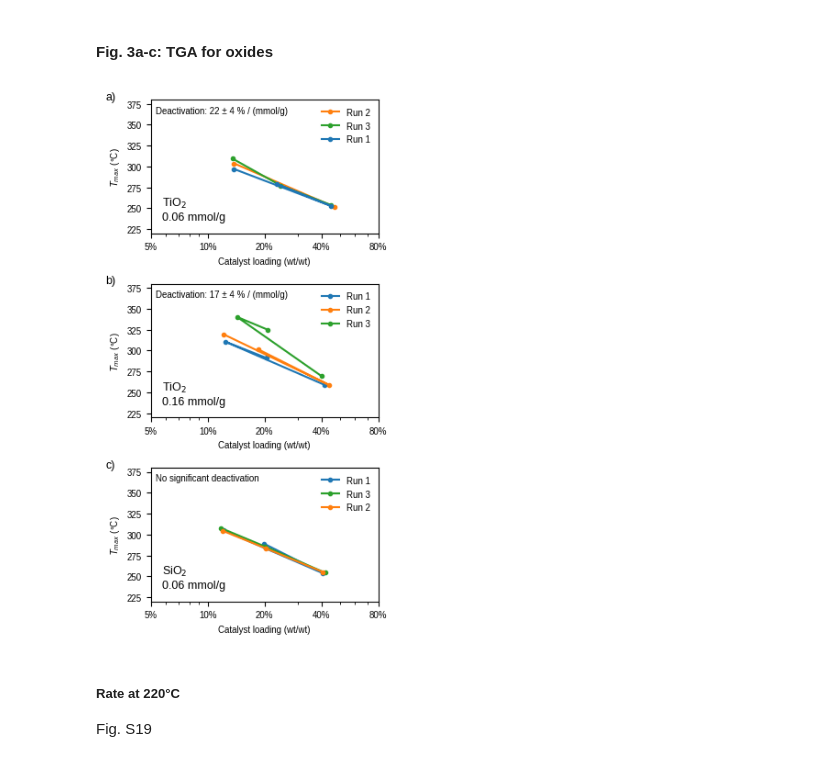
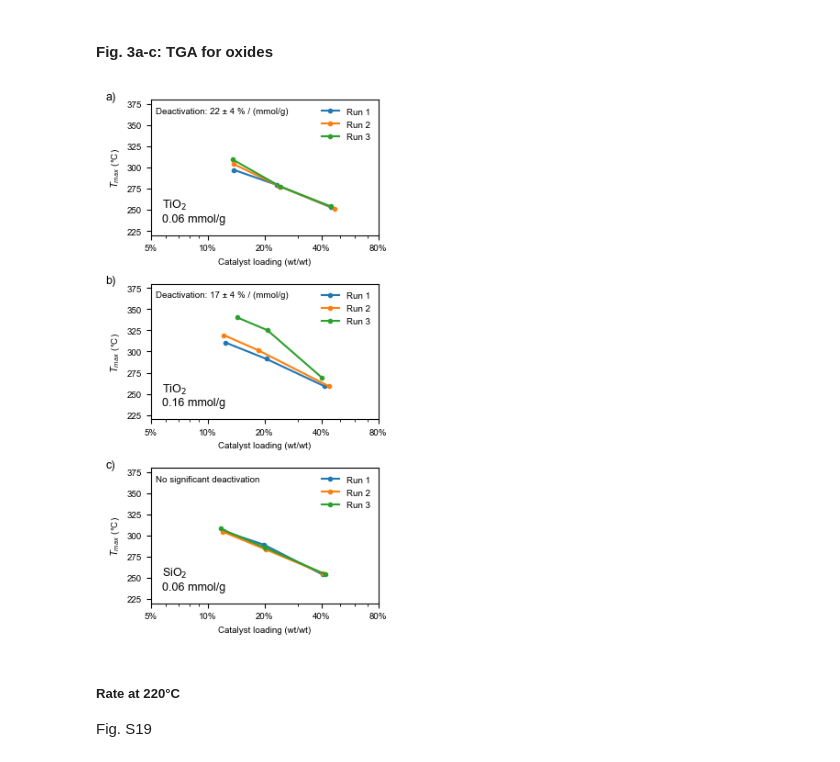
Before and after one commit to MyonicS/Manuscript_Impurities_2025, a Jupyter notebook: Impurities_notebook.ipynb, the cells around one changed output. Cells and saved outputs as stored; diff of their text form; code cells hidden in the pictures.

```diff
--- a/Impurities_notebook.ipynb
+++ b/Impurities_notebook.ipynb
@@ -1364,8 +1353,10 @@ for i, num in enumerate(sel_exp_nums):
     ax = axs[i]
     exp = tga_experiments[get_index_from_num(num, tga_experiments)]
     df = pd.read_csv(os.path.join(resultdir,'TGA', 'Results_full_'+exp+'.csv'))
+    df = df.sort_values('num_run')
     for run in df['num_run'].unique():
         df_run = df[df['num_run'] == run]
+        df_run = df_run.sort_values('num_loading')
         ax.plot(df_run['cat_weight']/df_run['polymer_weight']*100,df_run['Tmax'],'o-',markersize=3, color=color_dict[run],label='Run ' + str(run))
 
     #Formatting
@@ -1374,34 +1365,34 @@ for i, num in enumerate(sel_exp_nums):
     ticks1 = [5,10,20,40,80]
     ax.legend(frameon=False)
 
     ax.set_xticks(ticks1)
     ax.xaxis.set_major_formatter(mticker.ScalarFormatter())
     ax.set_xticklabels([str(x)+ '%' for x in ticks1])
     ax.set_xlabel('Catalyst loading (wt/wt)')
     ax.set_ylabel('$T_{max}$ (°C)')
     exp_num = int(exp.split('_')[0])
     ax.annotate(exp_labels.loc[exp_labels['experiment_number'] == exp_num, 'label'].values[0].replace('\\n','\n'),
                 xy=(0.05, 0.1), xycoords='axes fraction', ha='left', fontsize=9)
 
 
     # Adding quantified deactivation
     if df_deact['slope'].loc[df_deact['num']==num].values[0]!=0:
         slope = df_deact['slope'].loc[df_deact['num']==num].values[0]
         error = df_deact['std_err'].loc[df_deact['num']==num].values[0]
         ax.annotate(f'Deactivation: {slope:.0f} ± {error:.0f} % / (mmol/g)',xy=(0.02, 0.9), xycoords='axes fraction', ha='left', fontsize=7)
     else:
         ax.annotate('No significant deactivation',xy=(0.02, 0.9), xycoords='axes fraction', ha='left', fontsize=7)
 
 
 
 # add a-f
 for i, ax in enumerate(axs.flatten()):
     ax.text(-0.2, 1.0, chr(97+i)+')', transform=ax.transAxes, fontsize=9)
 
 plt.tight_layout()
 plt.savefig(os.path.join(figdir, 'Fig_3a-c.svg'), transparent=True)
 # %% [output]
-[figure, old version]
+[figure, new version]
 # %% [markdown]
 ##### Rate at 220°C
 Fig. S19
```
Also changed, not shown: parts of 31 cells of this notebook, 1 other file.
